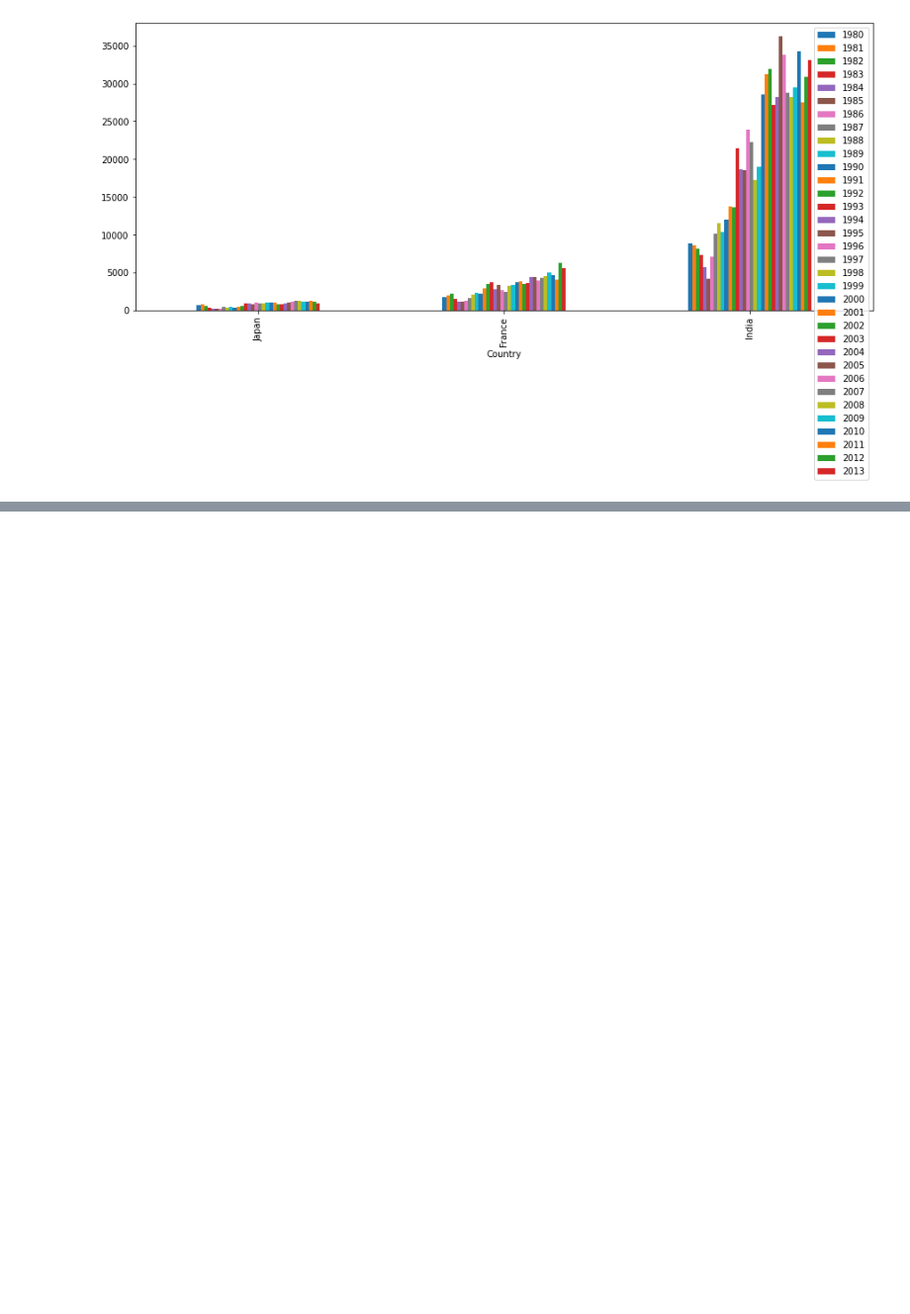
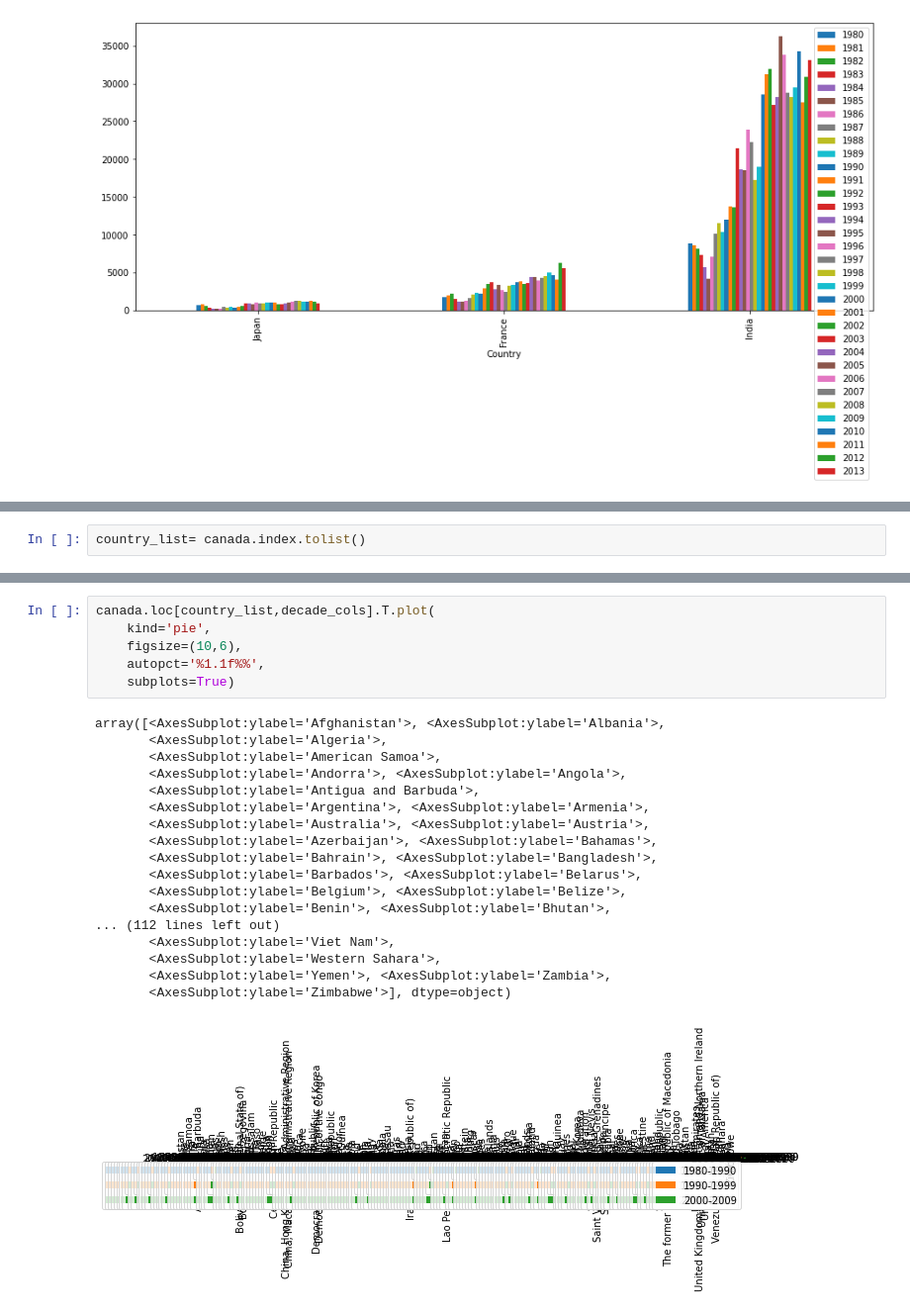
Before and after one commit to sameer5322/python_course, a Jupyter notebook: datascience/analysis.ipynb, the cells around one changed output, grey strips where cells are left out. Shown at 99% size. Cells and saved outputs as stored; diff of their text form; blank space fills up the shorter version.

```diff
--- a/datascience/analysis.ipynb
+++ b/datascience/analysis.ipynb
@@ -142,0 +248,2 @@ canada.loc[['Japan','France','India',],years].plot(kind='bar',figsize=(15,6),sty
+# %%
+country_list= canada.index.tolist()
@@ -142,0 +257,25 @@ canada.loc[['Japan','France','India',],years].plot(kind='bar',figsize=(15,6),sty
+# %%
+canada.loc[country_list,decade_cols].T.plot(
+    kind='pie',
+    figsize=(10,6),
+    autopct='%1.1f%%',
+    subplots=True)
+# %% [output]
+array([<AxesSubplot:ylabel='Afghanistan'>, <AxesSubplot:ylabel='Albania'>,
+       <AxesSubplot:ylabel='Algeria'>,
+       <AxesSubplot:ylabel='American Samoa'>,
+       <AxesSubplot:ylabel='Andorra'>, <AxesSubplot:ylabel='Angola'>,
+       <AxesSubplot:ylabel='Antigua and Barbuda'>,
+       <AxesSubplot:ylabel='Argentina'>, <AxesSubplot:ylabel='Armenia'>,
+       <AxesSubplot:ylabel='Australia'>, <AxesSubplot:ylabel='Austria'>,
+       <AxesSubplot:ylabel='Azerbaijan'>, <AxesSubplot:ylabel='Bahamas'>,
+       <AxesSubplot:ylabel='Bahrain'>, <AxesSubplot:ylabel='Bangladesh'>,
+       <AxesSubplot:ylabel='Barbados'>, <AxesSubplot:ylabel='Belarus'>,
+       <AxesSubplot:ylabel='Belgium'>, <AxesSubplot:ylabel='Belize'>,
+       <AxesSubplot:ylabel='Benin'>, <AxesSubplot:ylabel='Bhutan'>,
+... (112 lines left out)
+       <AxesSubplot:ylabel='Viet Nam'>,
+       <AxesSubplot:ylabel='Western Sahara'>,
+       <AxesSubplot:ylabel='Yemen'>, <AxesSubplot:ylabel='Zambia'>,
+       <AxesSubplot:ylabel='Zimbabwe'>], dtype=object)
+[figure, added]
```
Also changed, not shown: parts of 21 cells of this notebook, 2 other files.
